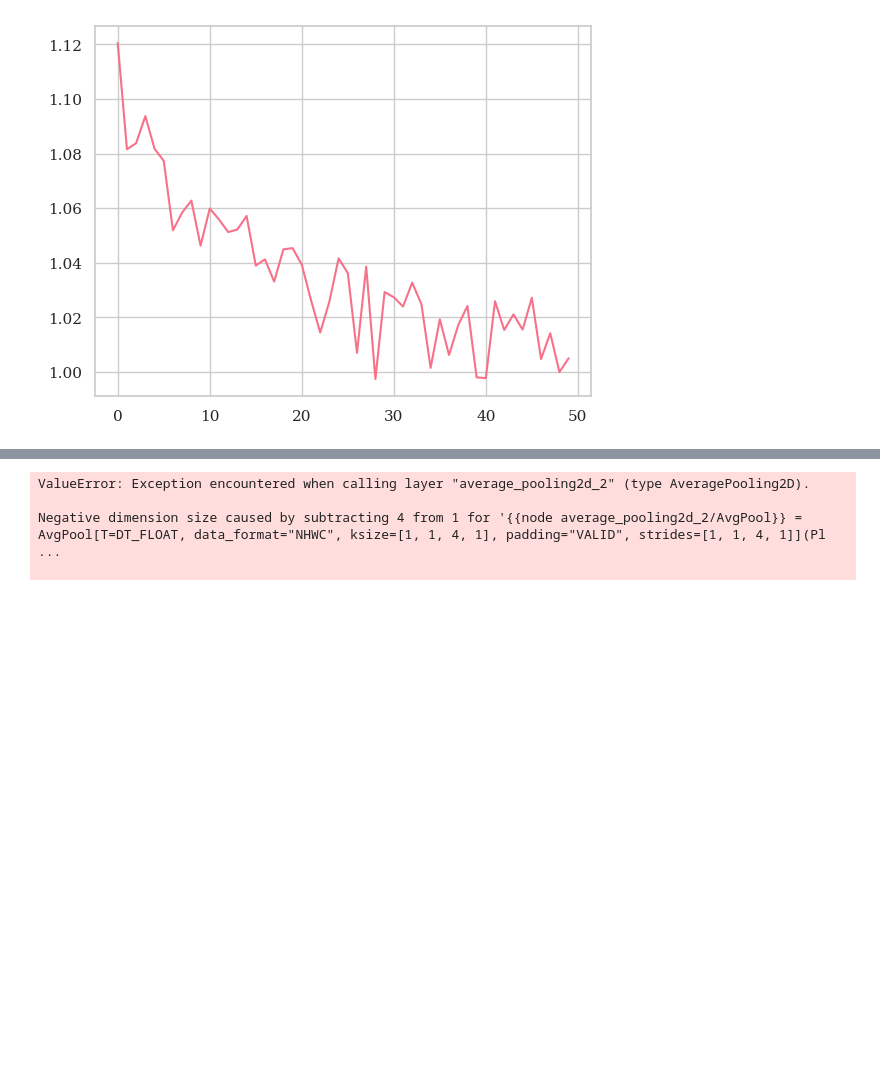
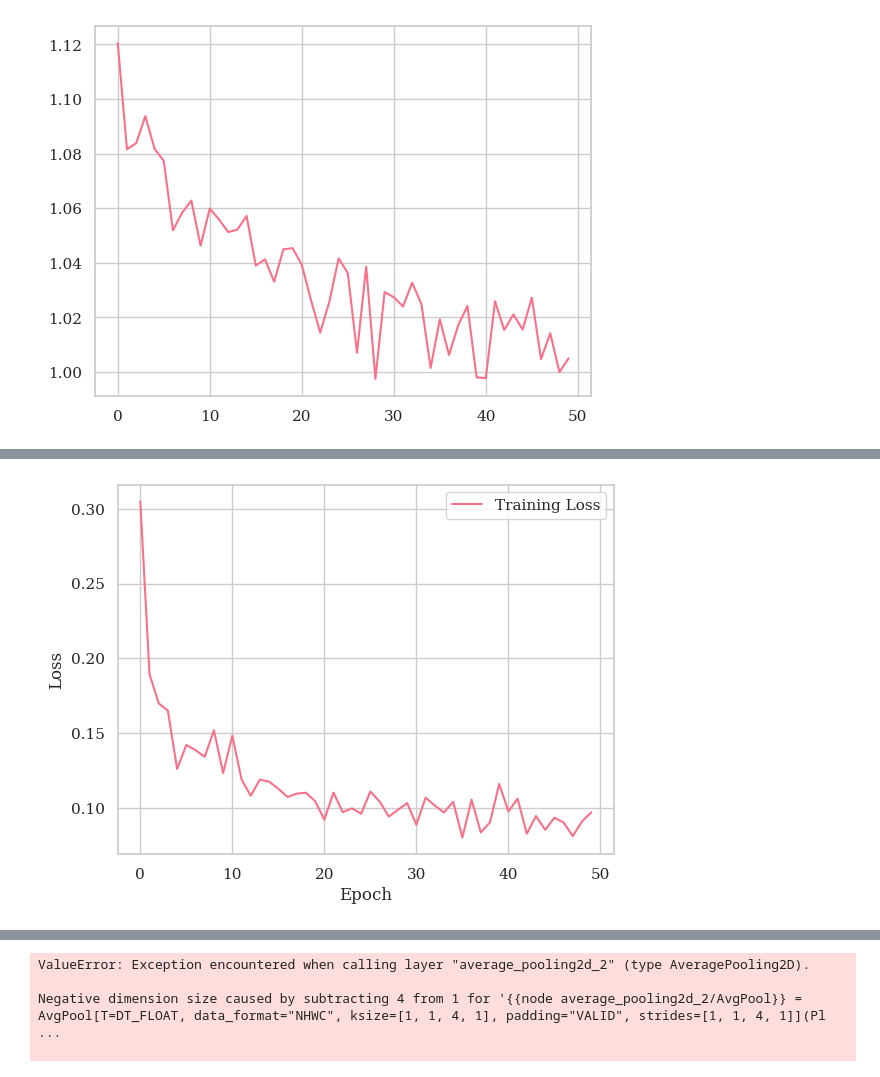
Before and after one commit to sam189239/EEG-MI-Benchmarking, a Jupyter notebook: code/bci_main.ipynb, the cells around one changed output, grey strips where cells are left out. Cells and saved outputs as stored; diff of their text form; code cells hidden in the pictures; blank space fills up the shorter version.

```diff
--- a/code/bci_main.ipynb
+++ b/code/bci_main.ipynb
@@ -740,7 +901,7 @@ Epoch 50/50
 KeyError: 'val_loss'
 [figure]
 # %%
-cnn = build_cnn_classifier(input_shape = (64, 1), num_layers = num_layers)
-cnn_csp, cnn_csp_results = CV_train(cnn, X_CSP, X_TEST_CSP, cnn=True)
+cnn_csp = build_cnn_classifier(input_shape = (64, 1), num_layers = num_layers)
+cnn_csp, cnn_csp_results = CV_train(cnn_csp, X_CSP, X_TEST_CSP, cnn=True)
 # %% [output]
 Epoch 1/50
@@ -762,2 +923,3 @@ Epoch 50/50
 81/81 [==============================] - 0s 2ms/step
+[figure, added]
 # %%
```
Also changed, not shown: parts of 27 cells of this notebook, 3 other files.
